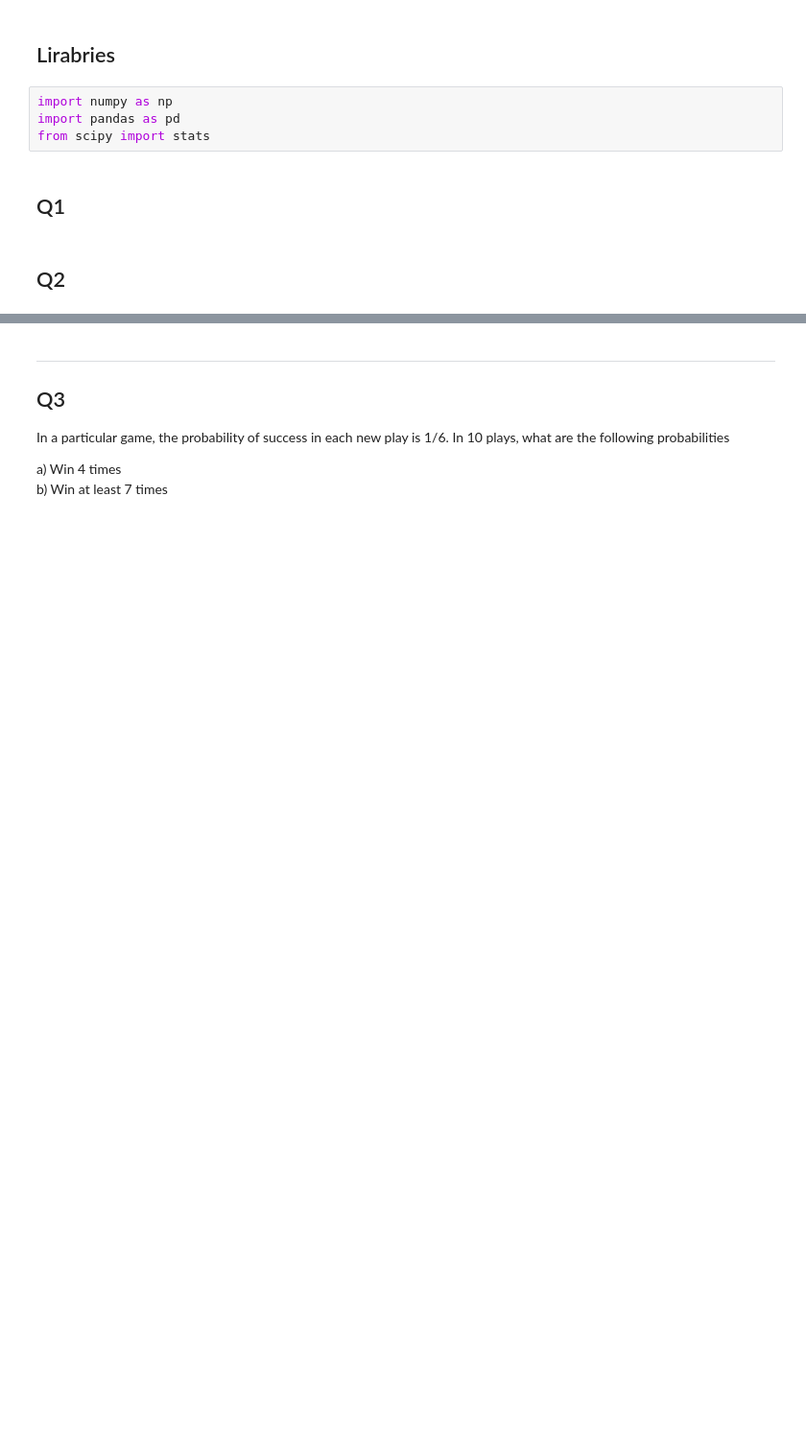
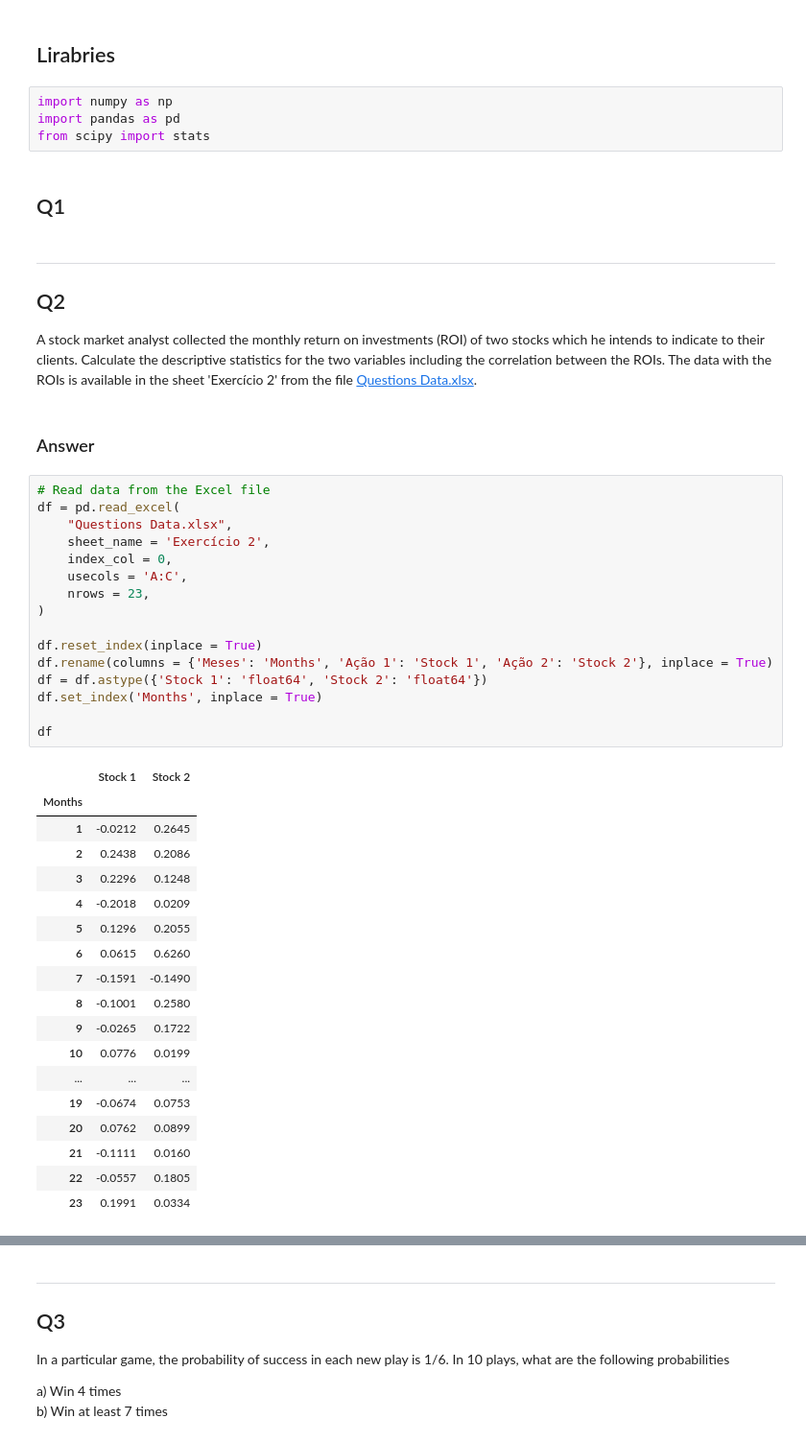
Before and after one commit to nicolaubruno/statistics, a Jupyter notebook: MBA Data Science/Fundamentals of Statistics/Exercise List/Python Solutions.ipynb, the cells around one changed output, grey strips where cells are left out. Shown at 96% size. Drawn from its saved outputs; the diff is of its cells as text; blank space fills up the shorter version.

Commit message:
Added question 2 in MBA Data Science/Fundamentals of Statistics/Exercises list

```diff
--- a/MBA Data Science/Fundamentals of Statistics/Exercise List/Python Solutions.ipynb
+++ b/MBA Data Science/Fundamentals of Statistics/Exercise List/Python Solutions.ipynb
@@ -9,4 +9,44 @@ from scipy import stats
 # %% [markdown]
 ## Q1
 # %% [markdown]
-## Q2
+<hr style="height:1px;background-color:#999;boder:none" />
+<h2> Q2 </h2>
+
+A stock market analyst collected the monthly return on investments (ROI) of two stocks which he intends to indicate to their clients. Calculate the descriptive statistics for the two variables including the correlation between the ROIs. The data with the ROIs is available in the sheet 'Exercício 2' from the file <a href="Questions Data.xlsx">Questions Data.xlsx</a>.
+# %% [markdown]
+<h3>Answer</h3>
+# %%
+# Read data from the Excel file
+df = pd.read_excel(
+    "Questions Data.xlsx",
+    sheet_name = 'Exercício 2',
+    index_col = 0,
+    usecols = 'A:C',
+    nrows = 23,
+)
+
+df.reset_index(inplace = True)
+df.rename(columns = {'Meses': 'Months', 'Ação 1': 'Stock 1', 'Ação 2': 'Stock 2'}, inplace = True)
+df = df.astype({'Stock 1': 'float64', 'Stock 2': 'float64'})
+df.set_index('Months', inplace = True)
+
+df
+# %% [output]
+|  | Stock 1 | Stock 2 |
+| Months |  |  |
+| 1 | -0.0212 | 0.2645 |
+| 2 | 0.2438 | 0.2086 |
+| 3 | 0.2296 | 0.1248 |
+| 4 | -0.2018 | 0.0209 |
+| 5 | 0.1296 | 0.2055 |
+| 6 | 0.0615 | 0.6260 |
+| 7 | -0.1591 | -0.1490 |
+| 8 | -0.1001 | 0.2580 |
+| 9 | -0.0265 | 0.1722 |
+| 10 | 0.0776 | 0.0199 |
+| ... | ... | ... |
+| 19 | -0.0674 | 0.0753 |
+| 20 | 0.0762 | 0.0899 |
+| 21 | -0.1111 | 0.0160 |
+| 22 | -0.0557 | 0.1805 |
+| 23 | 0.1991 | 0.0334 |
```
Also changed, not shown: parts of 11 cells of this notebook.
